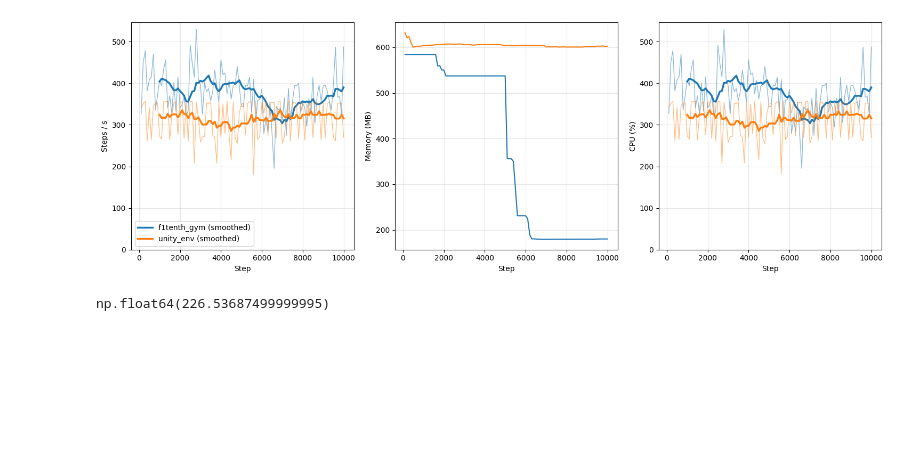
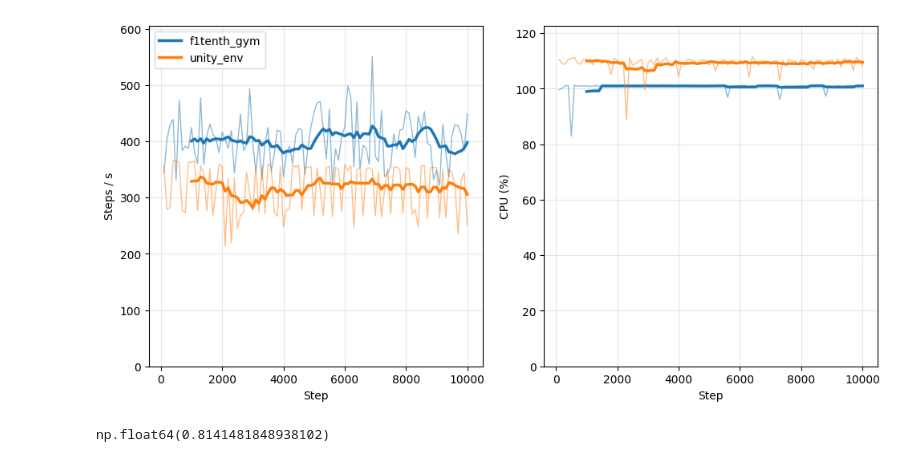
Before and after one commit to jacquesamsel/skripsie, a Jupyter notebook: env_benchmarks.ipynb, the cells around one changed output. Cells and saved outputs as stored; diff of their text form; code cells hidden in the pictures; blank space fills up the shorter version.

```diff
--- a/env_benchmarks.ipynb
+++ b/env_benchmarks.ipynb
@@ -55,34 +55,25 @@ Registered Communicator in Agent.
 # %%
 unity_env_benchmark = benchmark(unity_env, reset_in_python=False)
 # %%
-fig, axes = plt.subplots(1, 3, figsize=(15, 5))
-metrics = [("sps", "Steps / s"), ("mem_mb", "Memory (MB)"), ("cpu", "CPU (%)")]
+fig, axes = plt.subplots(1, 2, figsize=(10, 5))
+metrics = {"sps": "Steps / s", "cpu": "CPU (%)"}
 runs = {"f1tenth_gym": f1tenth_env_benchmark, "unity_env": unity_env_benchmark}
-colors = plt.rcParams["axes.prop_cycle"].by_key()["color"]
 
-for (name, log), color in zip(runs.items(), colors):
-    for ax, (key, label) in zip(axes, metrics):
-        if key == "sps" or key =="cpu":
-            sps = pd.Series(log["sps"])
-            ax.plot(log["step"], sps, color=color, alpha=0.5, linewidth=1)
-            ax.plot(log["step"], sps.rolling(10).mean(), color=color, linewidth=2.5,
-                    label=f"{name} (smoothed)")
-            ax.set_ylim(bottom=0)
-        else:
-            ax.plot(log["step"], log[key], color=color, label=name)
-        ax.set_ylabel(label)
-        ax.set_xlabel("Step")
-        ax.grid(alpha=0.3)
-
+for ax, (key, label) in zip(axes, metrics.items()):
+    for (name, log), color in zip(runs.items(), plt.rcParams["axes.prop_cycle"].by_key()["color"]):
+        vals = pd.Series(log[key])
+        ax.plot(log["step"], vals, color=color, alpha=0.5, lw=1)
+        ax.plot(log["step"], vals.rolling(10).mean(), color=color, lw=2.5, label=name)
+    ax.set(xlabel="Step", ylabel=label, ylim=(0, 1.1 * max(max(log[key]) for log in runs.values())))
+    ax.grid(alpha=0.3)
 
 axes[0].legend()
 fig.tight_layout()
-#plt.show()
-plt.savefig("results/sim_benchmarks.pdf")
+fig.savefig("results/sim_benchmarks.pdf")
 # %% [output]
-[figure, old version]
+[figure, new version]
 # %%
-unity_env_benchmark['mem_mb'].mean() -  \
-f1tenth_env_benchmark['mem_mb'].mean()
+unity_env_benchmark['sps'].mean() /  \
+f1tenth_env_benchmark['sps'].mean()
 # %% [output]
-np.float64(226.53687499999995)
+np.float64(0.8141481848938102)
```
Also changed, not shown: parts of 2 cells of this notebook, 20 other files.
